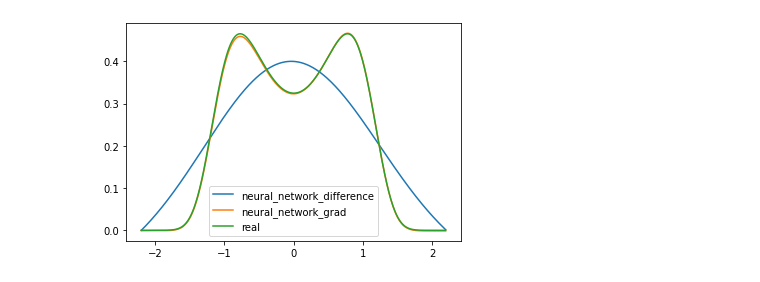
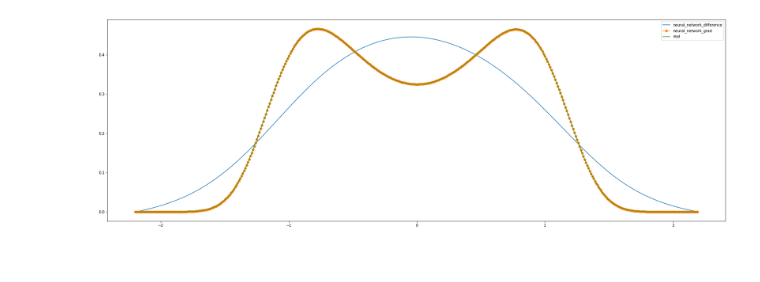
Before and after one commit to calibertytz/PDEs_by_DL, a Jupyter notebook: fokker_planck/eval.ipynb, the cells around one changed output. Saved outputs shown, nothing was run; the diff lists cells and outputs as text; code cells hidden in the pictures.

```diff
--- a/fokker_planck/eval.ipynb
+++ b/fokker_planck/eval.ipynb
@@ -21,14 +21,15 @@ p = lambda x: np.exp((2*a*x**2 - b*x**4) / (2*(sigma**2)))
 result = integrate.quad(p, -2.2, 2.2)[0]
 result = integrate.quad(p, -2.2, 2.2)[0]
 # %%
-#y_nn_difference = model_difference(x)
+y_nn_difference = model_difference(x)
 y_nn_grad = model_grad(x)
 y_real = p(x_np) / result
 # %%
+plt.figure(figsize=(30, 10))
 plt.plot(x_np, y_nn_difference.detach().numpy(), label='neural_network_difference')
-plt.plot(x_np, y_nn_grad.detach().numpy(), label='neural_network_grad')
+plt.plot(x_np, y_nn_grad.detach().numpy(), label='neural_network_grad', marker='o', linestyle='dashed')
 plt.plot(x_np, y_real, label = 'real')
 plt.legend()
 plt.savefig('pic_save/res.png')
 # %% [output]
-[figure, old version]
+[figure, new version]
```
Also changed, not shown: 4 other files.
